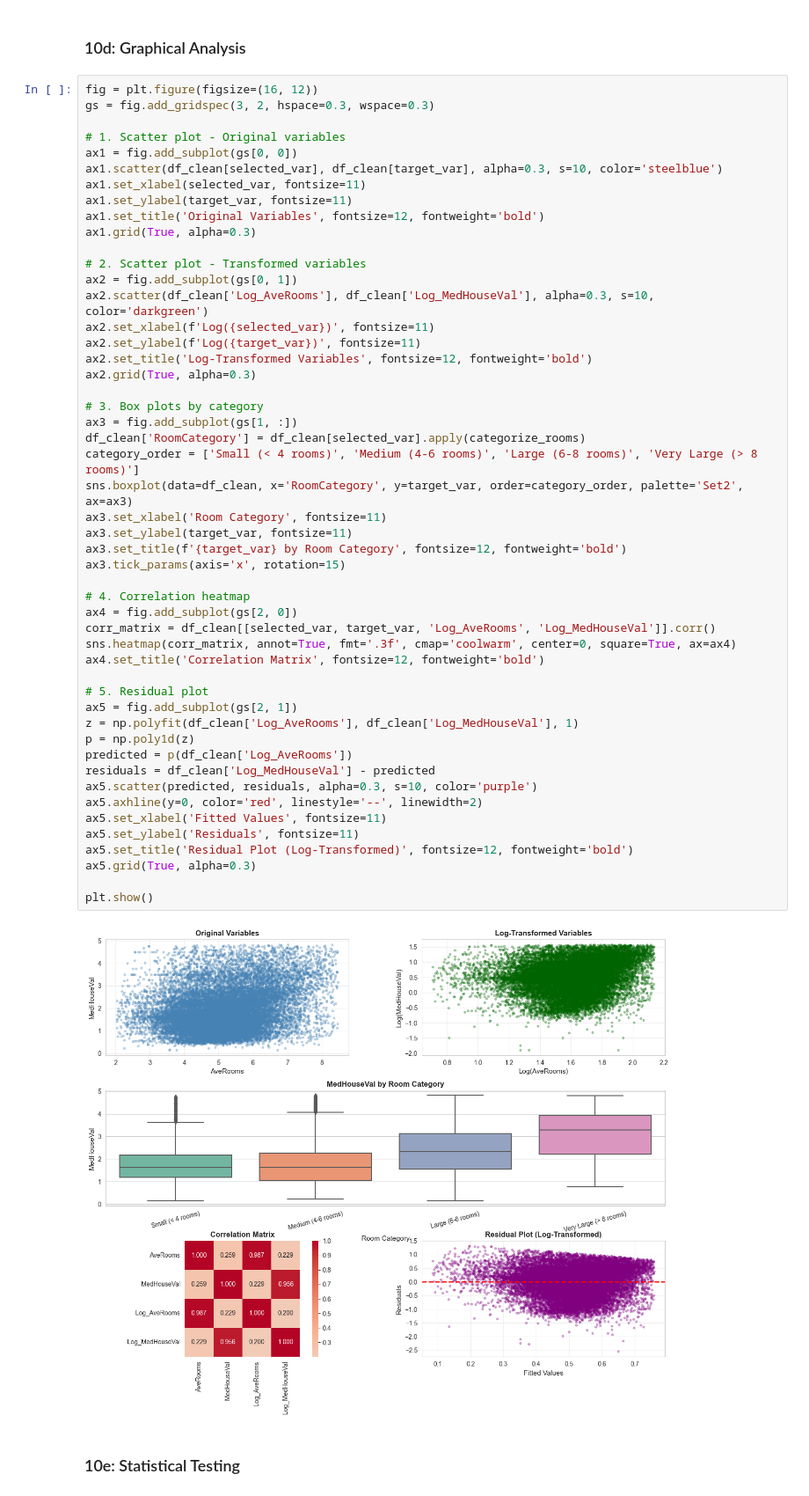
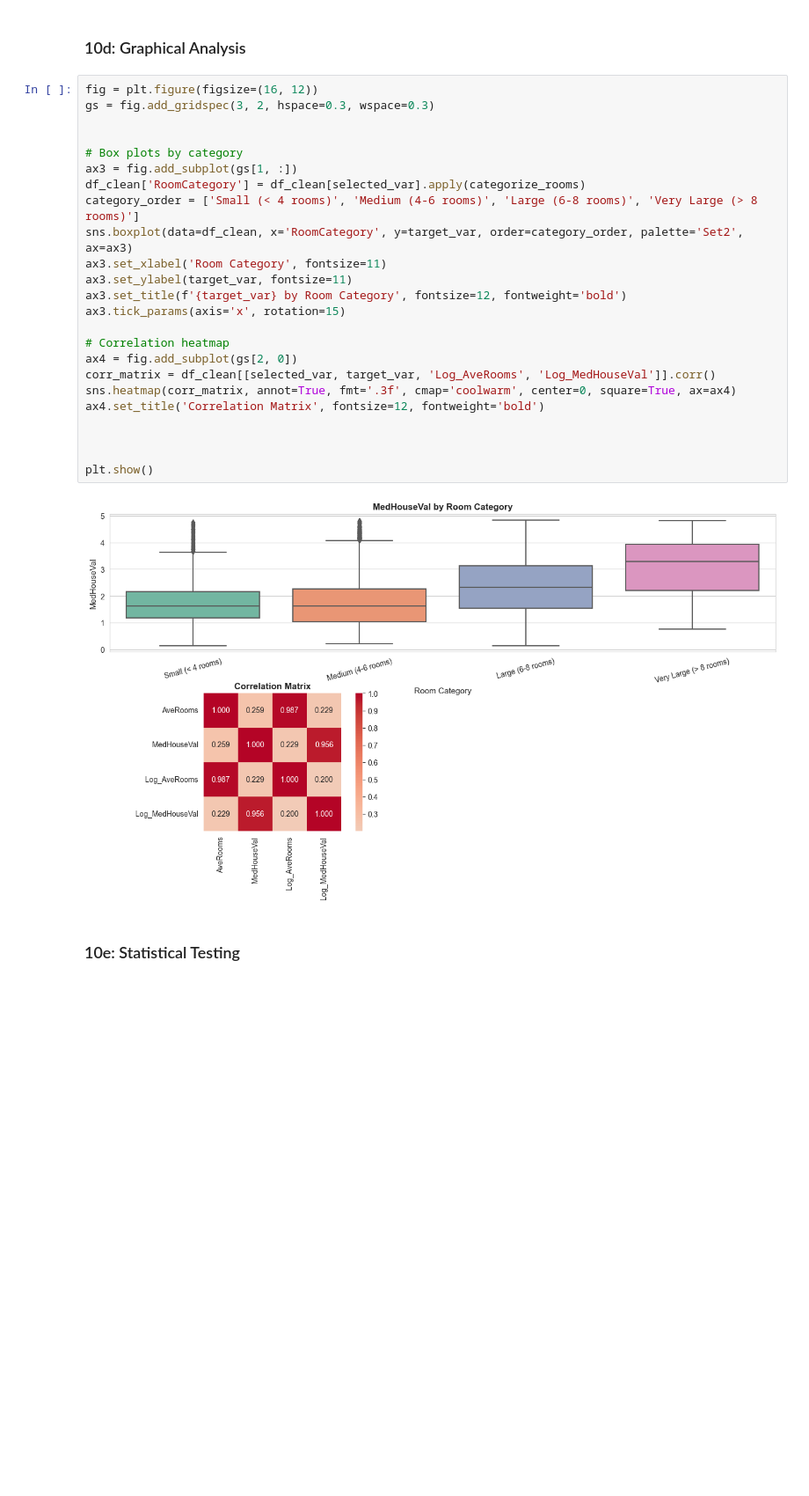
Before and after one commit to Cnnguy12/SDS550, a Jupyter notebook: SDS550-CaliforniaHousing.ipynb, the cells around one changed output. Shown at 88% size. Saved outputs shown, nothing was run; the diff lists cells and outputs as text; blank space fills up the shorter version.

```diff
--- a/SDS550-CaliforniaHousing.ipynb
+++ b/SDS550-CaliforniaHousing.ipynb
@@ -360,54 +343,28 @@ Transformed Log_MedHouseVal skewness: -0.313
 # %%
 fig = plt.figure(figsize=(16, 12))
 gs = fig.add_gridspec(3, 2, hspace=0.3, wspace=0.3)
 
-# 1. Scatter plot - Original variables
-ax1 = fig.add_subplot(gs[0, 0])
-ax1.scatter(df_clean[selected_var], df_clean[target_var], alpha=0.3, s=10, color='steelblue')
-ax1.set_xlabel(selected_var, fontsize=11)
-ax1.set_ylabel(target_var, fontsize=11)
-ax1.set_title('Original Variables', fontsize=12, fontweight='bold')
-ax1.grid(True, alpha=0.3)
 
-# 2. Scatter plot - Transformed variables
-ax2 = fig.add_subplot(gs[0, 1])
-ax2.scatter(df_clean['Log_AveRooms'], df_clean['Log_MedHouseVal'], alpha=0.3, s=10, color='darkgreen')
-ax2.set_xlabel(f'Log({selected_var})', fontsize=11)
-ax2.set_ylabel(f'Log({target_var})', fontsize=11)
-ax2.set_title('Log-Transformed Variables', fontsize=12, fontweight='bold')
-ax2.grid(True, alpha=0.3)
-
-# 3. Box plots by category
+# Box plots by category
 ax3 = fig.add_subplot(gs[1, :])
 df_clean['RoomCategory'] = df_clean[selected_var].apply(categorize_rooms)
 category_order = ['Small (< 4 rooms)', 'Medium (4-6 rooms)', 'Large (6-8 rooms)', 'Very Large (> 8 rooms)']
 sns.boxplot(data=df_clean, x='RoomCategory', y=target_var, order=category_order, palette='Set2', ax=ax3)
 ax3.set_xlabel('Room Category', fontsize=11)
 ax3.set_ylabel(target_var, fontsize=11)
 ax3.set_title(f'{target_var} by Room Category', fontsize=12, fontweight='bold')
 ax3.tick_params(axis='x', rotation=15)
 
-# 4. Correlation heatmap
+# Correlation heatmap
 ax4 = fig.add_subplot(gs[2, 0])
 corr_matrix = df_clean[[selected_var, target_var, 'Log_AveRooms', 'Log_MedHouseVal']].corr()
 sns.heatmap(corr_matrix, annot=True, fmt='.3f', cmap='coolwarm', center=0, square=True, ax=ax4)
 ax4.set_title('Correlation Matrix', fontsize=12, fontweight='bold')
 
-# 5. Residual plot
-ax5 = fig.add_subplot(gs[2, 1])
-z = np.polyfit(df_clean['Log_AveRooms'], df_clean['Log_MedHouseVal'], 1)
-p = np.poly1d(z)
-predicted = p(df_clean['Log_AveRooms'])
-residuals = df_clean['Log_MedHouseVal'] - predicted
-ax5.scatter(predicted, residuals, alpha=0.3, s=10, color='purple')
-ax5.axhline(y=0, color='red', linestyle='--', linewidth=2)
-ax5.set_xlabel('Fitted Values', fontsize=11)
-ax5.set_ylabel('Residuals', fontsize=11)
-ax5.set_title('Residual Plot (Log-Transformed)', fontsize=12, fontweight='bold')
-ax5.grid(True, alpha=0.3)
+
 
 plt.show()
 # %% [output]
-[figure, old version]
+[figure, new version]
 # %% [markdown]
 ### 10e: Statistical Testing
```
Also changed, not shown: parts of 9 cells of this notebook.
